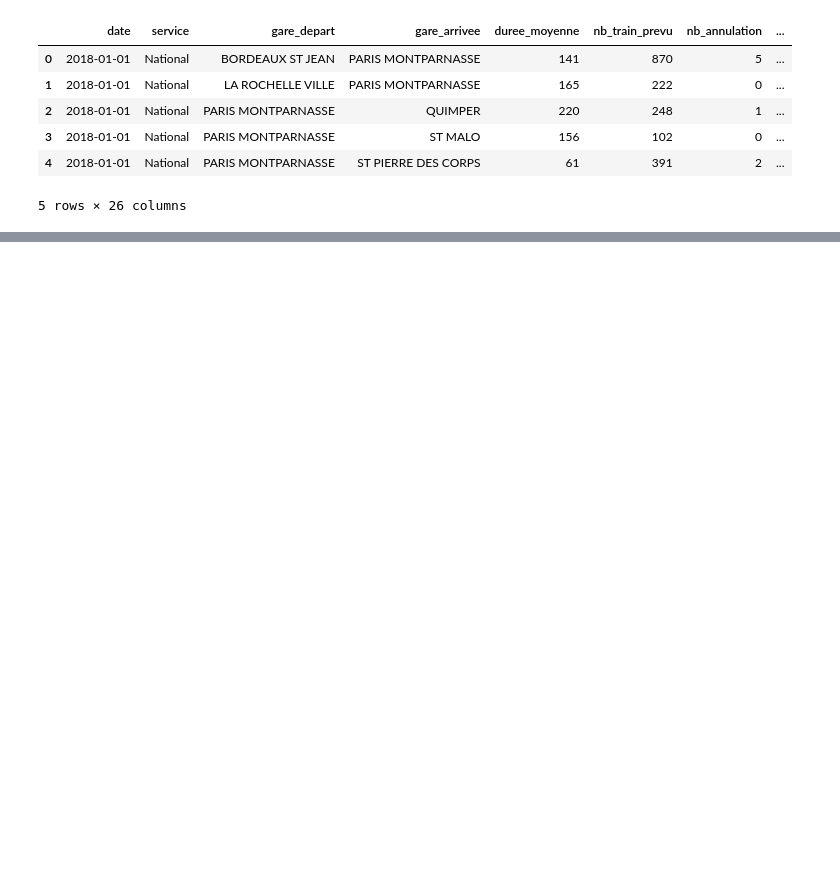
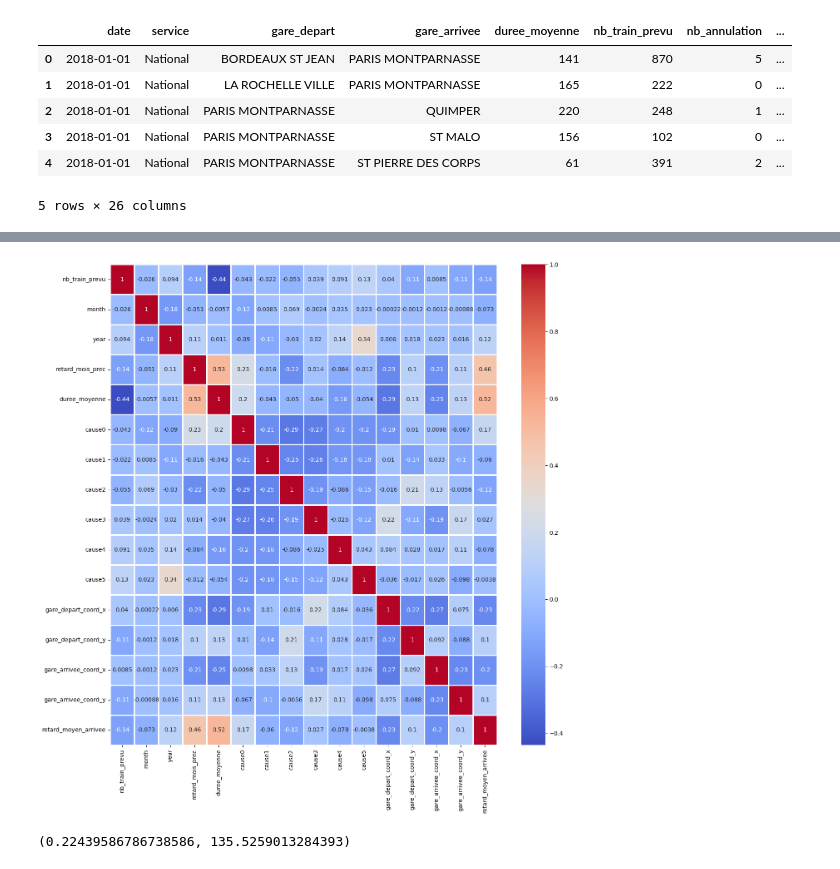
Before and after one commit to Salahidine2002/TGV_delay_prediction, a Jupyter notebook: GPR.ipynb, the cells around one changed output, grey strips where cells are left out. Cells and saved outputs as stored; diff of their text form; code cells hidden in the pictures; blank space fills up the shorter version.

```diff
--- a/GPR.ipynb
+++ b/GPR.ipynb
@@ -282,6 +323,24 @@ plt.show()
+# %%
+dataset[['cause0', 'cause1', 'cause2', 'cause3', 'cause4', 'cause5']] = np.array(dataset[['cause0', 'cause1', 'cause2', 'cause3', 'cause4', 'cause5']]).astype(float)
+# %%
+import seaborn as sn
+
+correlation = dataset[['nb_train_prevu', 'month', 'year', 'retard_mois_prec', 'duree_moyenne', 'cause0', 'cause1', 'cause2', 'cause3', 'cause4', 'cause5', 'gare_depart_coord_x', 'gare_depart_coord_y', 'gare_arrivee_coord_x', 'gare_arrivee_coord_y', 'retard_moyen_arrivee']].corr()
+
+plt.figure(figsize=(15, 15))
+sn.heatmap(correlation, annot=True, cmap='coolwarm', linewidths=1)
+plt.show()
+# %% [output]
+[figure, added]
 # %%
 from sklearn.neighbors import KNeighborsRegressor
 
-neigh = KNeighborsRegressor(n_neighbors=2)
+neigh = KNeighborsRegressor(n_neighbors=10)
 neigh.fit(X_train, np.array([y_train[:, 0]]).T)
 y_pred = neigh.predict(X_test)
+
+
+
+r2_score(y_test[:, 0].ravel(), y_pred), mean_squared_error(y_test[:, 0].ravel(), y_pred)
+# %% [output]
+(0.22439586786738586, 135.5259013284393)
```
Also changed, not shown: parts of 17 cells of this notebook.
